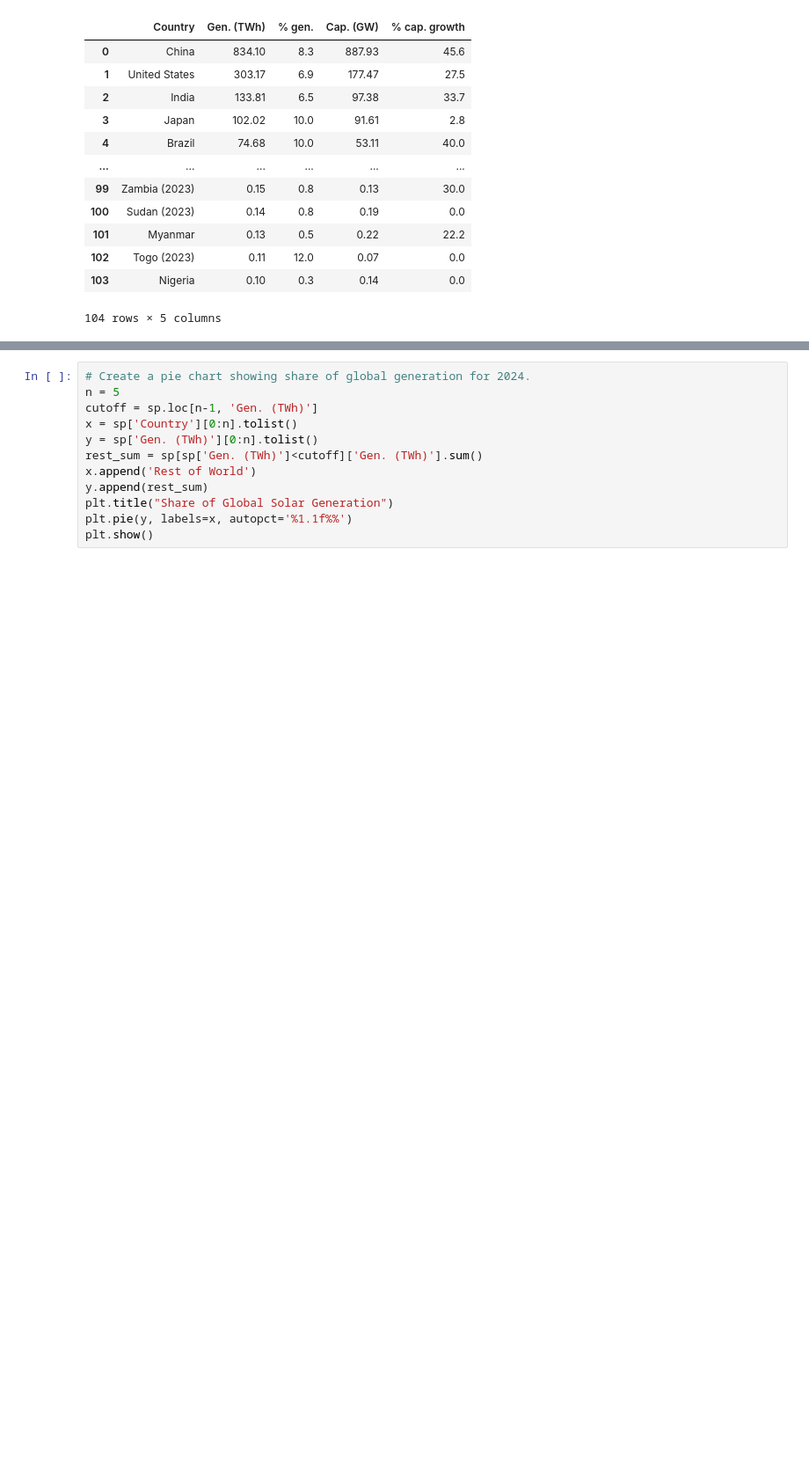
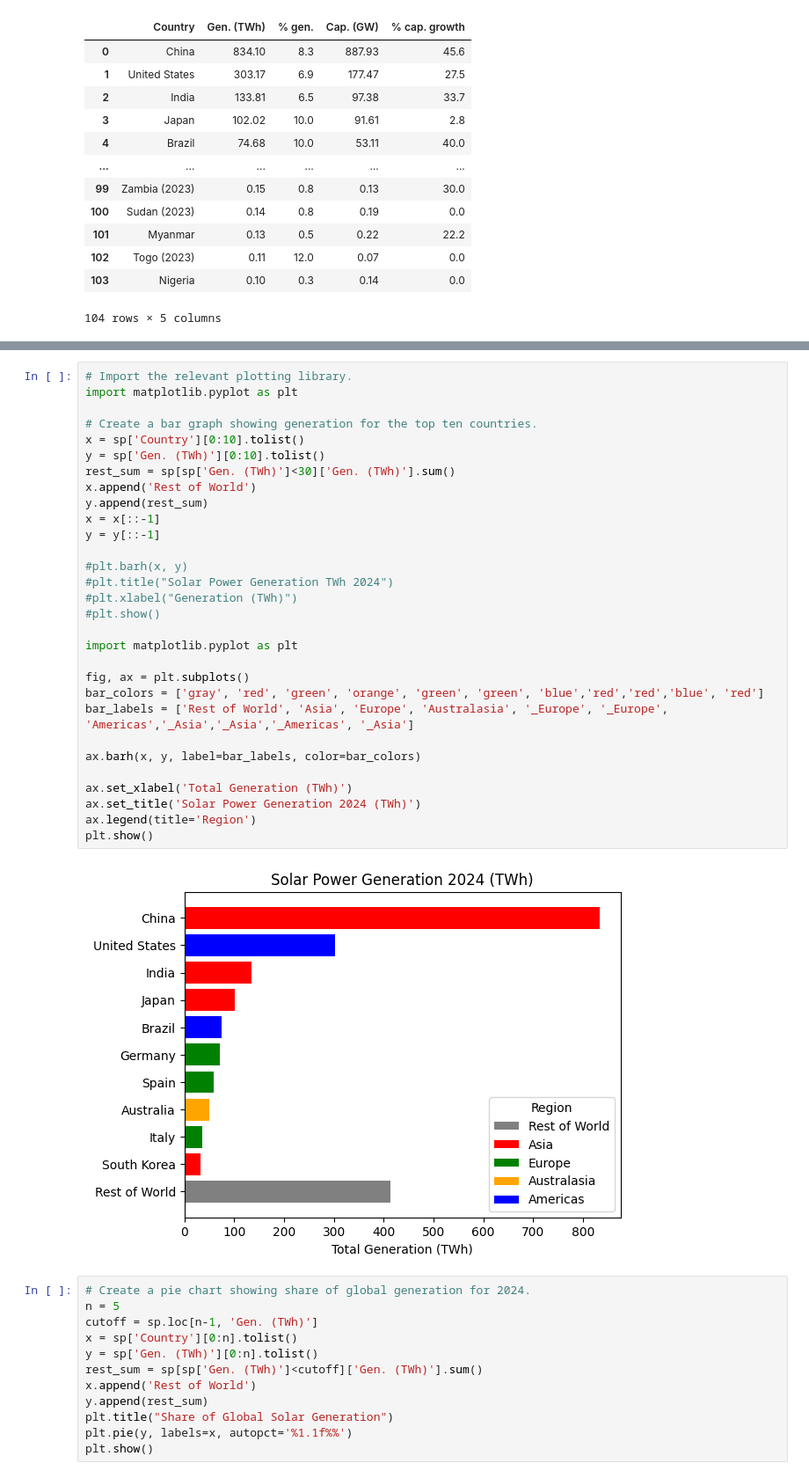
Before and after one commit to guyfrancis/dat1001, a Jupyter notebook: Solar_Power_By_Country.ipynb, the cells around one changed output, grey strips where cells are left out. Shown at 88% size. Cells and saved outputs as stored; diff of their text form; blank space fills up the shorter version.

```diff
--- a/Solar_Power_By_Country.ipynb
+++ b/Solar_Power_By_Country.ipynb
@@ -122,3 +121,35 @@ plt.show()
+# %%
+# Import the relevant plotting library.
+import matplotlib.pyplot as plt
+
+# Create a bar graph showing generation for the top ten countries.
+x = sp['Country'][0:10].tolist()
+y = sp['Gen. (TWh)'][0:10].tolist()
+rest_sum = sp[sp['Gen. (TWh)']<30]['Gen. (TWh)'].sum()
+x.append('Rest of World')
+y.append(rest_sum)
+x = x[::-1]
+y = y[::-1]
+
+#plt.barh(x, y)
+#plt.title("Solar Power Generation TWh 2024")
+#plt.xlabel("Generation (TWh)")
+#plt.show()
+
+import matplotlib.pyplot as plt
+
+fig, ax = plt.subplots()
+bar_colors = ['gray', 'red', 'green', 'orange', 'green', 'green', 'blue','red','red','blue', 'red']
+bar_labels = ['Rest of World', 'Asia', 'Europe', 'Australasia', '_Europe', '_Europe', 'Americas','_Asia','_Asia','_Americas', '_Asia']
+
+ax.barh(x, y, label=bar_labels, color=bar_colors)
+
+ax.set_xlabel('Total Generation (TWh)')
+ax.set_title('Solar Power Generation 2024 (TWh)')
+ax.legend(title='Region')
+plt.show()
+# %% [output]
+[figure, added]
 # %%
 # Create a pie chart showing share of global generation for 2024.
 n = 5
```
Also changed, not shown: parts of 2 cells of this notebook, 2 other files.
